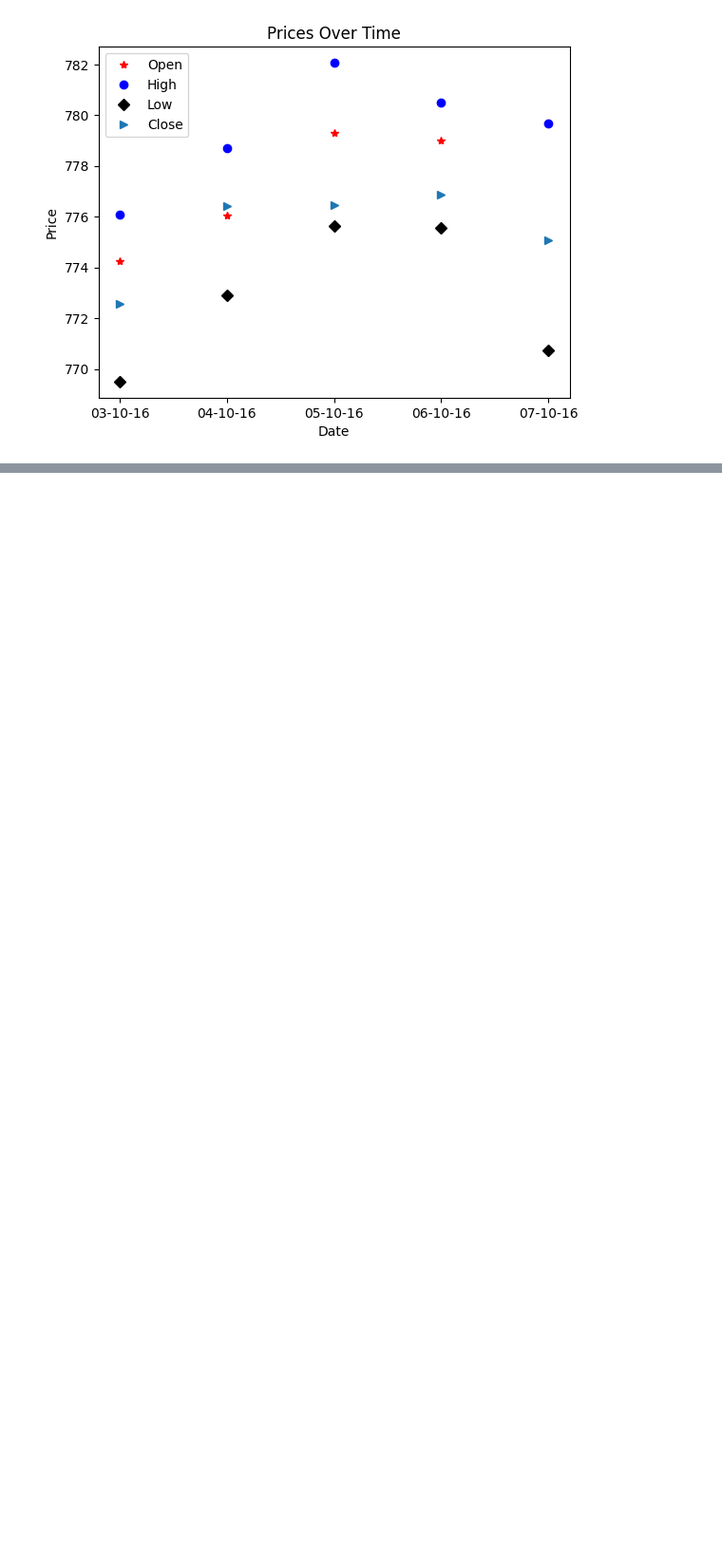
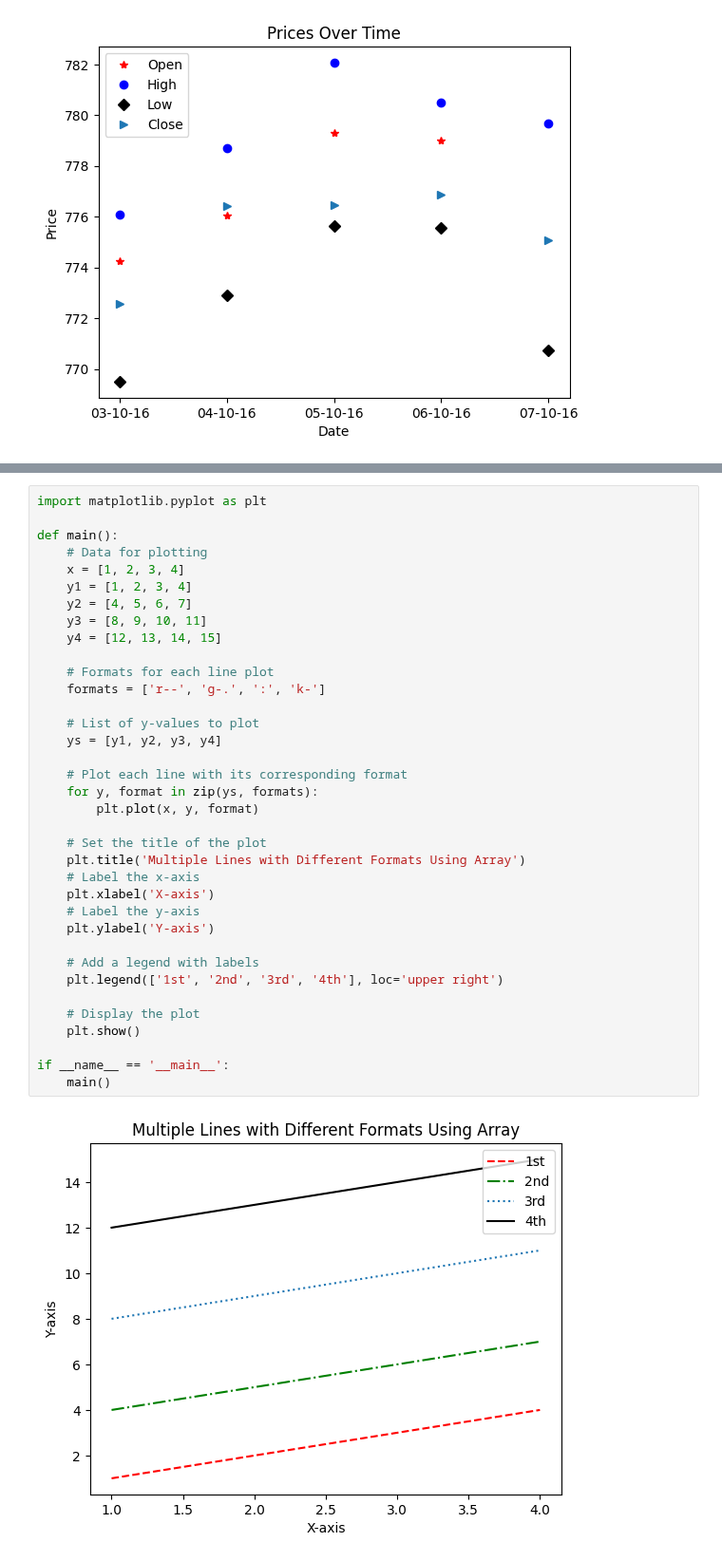
Before and after one commit to shivyelave/Python-Libraries, a Jupyter notebook: Matplotlib/matplotlib_program.ipynb, the cells around one changed output, grey strips where cells are left out. Shown at 95% size. Cells and saved outputs as stored; diff of their text form; blank space fills up the shorter version.

Commit message:
[Shiv] Add: Python program to create multiple type of chart.

```diff
--- a/Matplotlib/matplotlib_program.ipynb
+++ b/Matplotlib/matplotlib_program.ipynb
@@ -425,0 +432,38 @@ if __name__ == '__main__':
+# %%
+import matplotlib.pyplot as plt
+
+def main():
+    # Data for plotting
+    x = [1, 2, 3, 4]
+    y1 = [1, 2, 3, 4]
+    y2 = [4, 5, 6, 7]
+    y3 = [8, 9, 10, 11]
+    y4 = [12, 13, 14, 15]
+
+    # Formats for each line plot
+    formats = ['r--', 'g-.', ':', 'k-']
+
+    # List of y-values to plot
+    ys = [y1, y2, y3, y4]
+
+    # Plot each line with its corresponding format
+    for y, format in zip(ys, formats):
+        plt.plot(x, y, format)
+
+    # Set the title of the plot
+    plt.title('Multiple Lines with Different Formats Using Array')
+    # Label the x-axis
+    plt.xlabel('X-axis')
+    # Label the y-axis
+    plt.ylabel('Y-axis')
+
+    # Add a legend with labels
+    plt.legend(['1st', '2nd', '3rd', '4th'], loc='upper right')
+
+    # Display the plot
+    plt.show()
+
+if __name__ == '__main__':
+    main()
+# %% [output]
+[figure, added]
```
Also changed, not shown: parts of 4 cells of this notebook.
